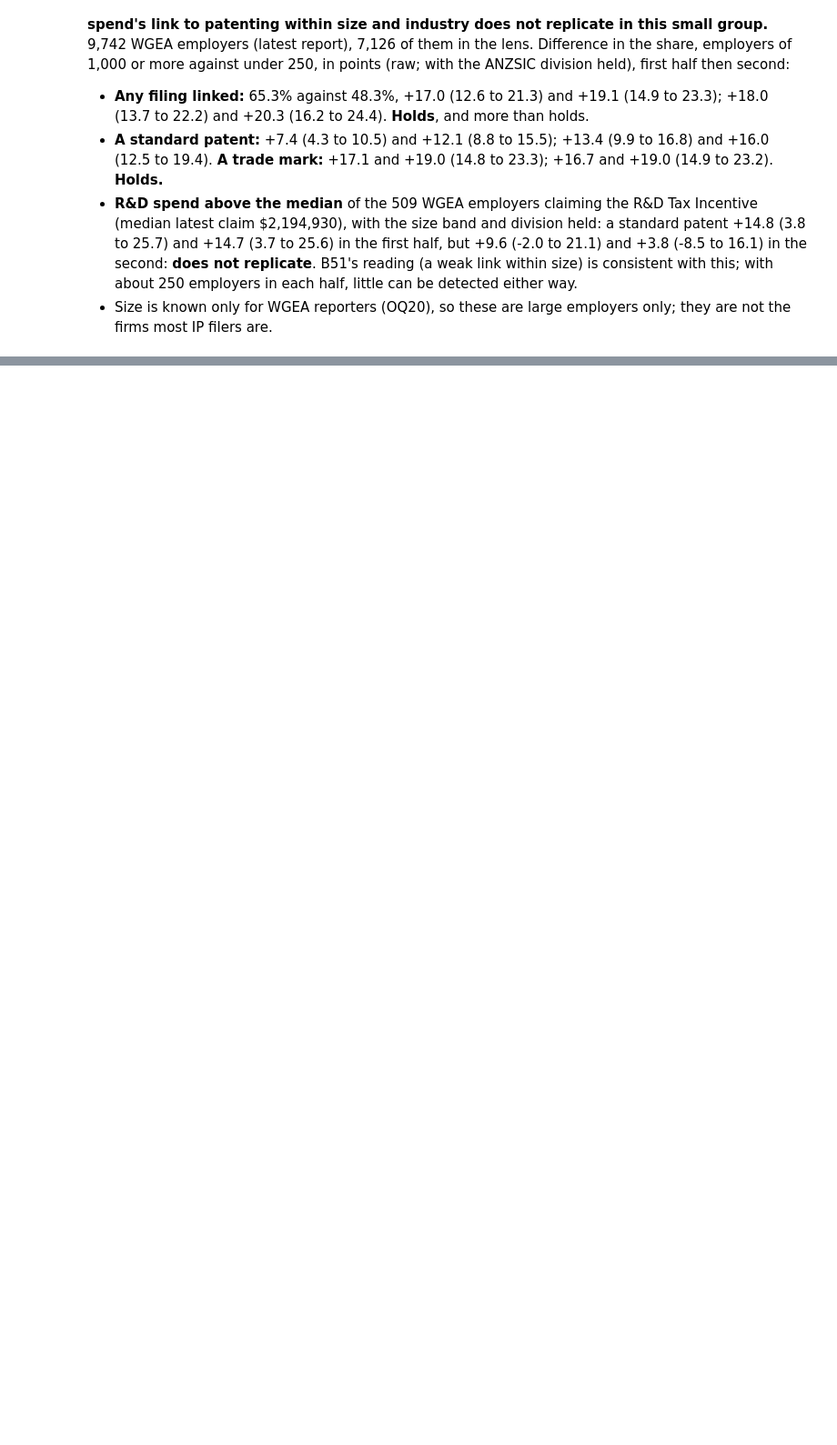
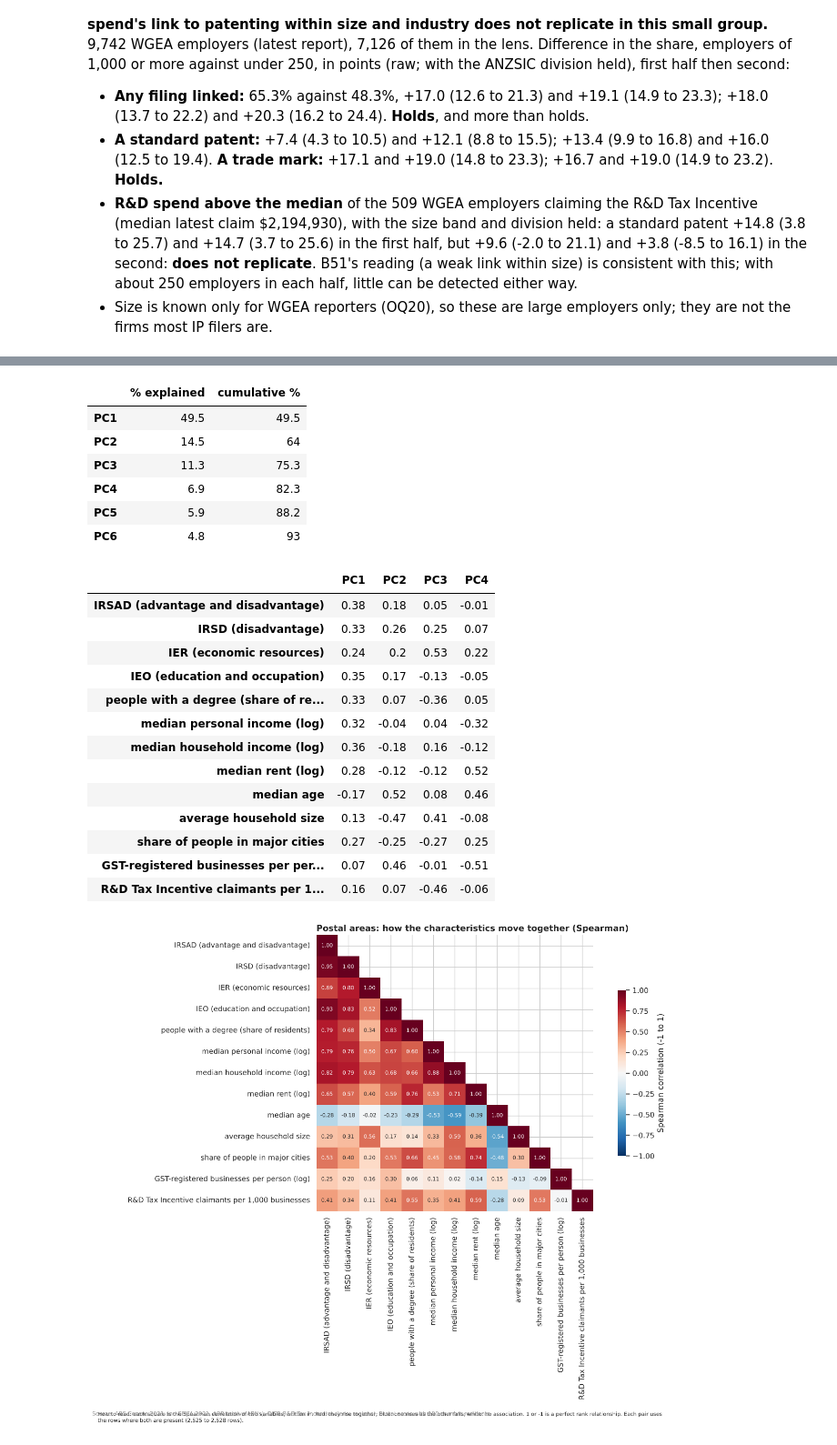
Before and after one commit to Thomas-Amann-IPAustralia/Aus-GII-Breakdown, a Jupyter notebook: analysis/notebooks/03_multivariate.ipynb, the cells around one changed output, grey strips where cells are left out. Shown at 91% size. Saved outputs shown, nothing was run; the diff lists cells and outputs as text; code cells hidden in the pictures; blank space fills up the shorter version.

```diff
--- a/analysis/notebooks/03_multivariate.ipynb
+++ b/analysis/notebooks/03_multivariate.ipynb
@@ -1260,0 +1680,29 @@ half then second:
+# %%
+from sklearn.decomposition import PCA
+from sklearn.preprocessing import StandardScaler
+
+cols = list(CHARACTERISTICS)
+fig = multi.corr_heatmap(
+    areas, cols, names=CHARACTERISTICS, title="Postal areas: how the characteristics move together (Spearman)"
+)
+style.source(
+    fig,
+    "ABS Census 2021 and SEIFA 2021, ABR (active ABNs), DISR R&D Tax Incentive (lens: regions). "
+    "Postal areas with 100 or more residents.",
+)
+complete = areas.dropna(subset=cols).copy()
+display(multi.vif(complete, cols).rename(index=CHARACTERISTICS).round(1).to_frame())
+explained, loadings = multi.pca(complete, cols)
+# each area's scores on the first four components, standardised; a component's sign is arbitrary, so each is turned
+# to rise with the variable that loads on it most (the loadings shown are turned the same way)
+scores = PCA().fit_transform(StandardScaler().fit_transform(complete[cols]))[:, :4]
+scores = (scores - scores.mean(axis=0)) / scores.std(axis=0)
+for i in range(4):
+    top = loadings.iloc[:, i].abs().idxmax()
+    if loadings.iloc[:, i][top] < 0:
+        scores[:, i] *= -1
+        loadings.iloc[:, i] *= -1
+    complete[f"pc{i + 1}"] = scores[:, i]
+display(explained.head(6).round(1))
+loadings.rename(index=CHARACTERISTICS).iloc[:, :4].round(2)
+# %% [output]
@@ -1260,0 +1723,22 @@ half then second:
+|  | % explained | cumulative % |
+| PC1 | 49.5 | 49.5 |
+| PC2 | 14.5 | 64 |
+| PC3 | 11.3 | 75.3 |
+| PC4 | 6.9 | 82.3 |
+| PC5 | 5.9 | 88.2 |
+| PC6 | 4.8 | 93 |
+|  | PC1 | PC2 | PC3 | PC4 |
+| IRSAD (advantage and disadvantage) | 0.38 | 0.18 | 0.05 | -0.01 |
+| IRSD (disadvantage) | 0.33 | 0.26 | 0.25 | 0.07 |
+| IER (economic resources) | 0.24 | 0.2 | 0.53 | 0.22 |
+| IEO (education and occupation) | 0.35 | 0.17 | -0.13 | -0.05 |
+| people with a degree (share of re... | 0.33 | 0.07 | -0.36 | 0.05 |
+| median personal income (log) | 0.32 | -0.04 | 0.04 | -0.32 |
+| median household income (log) | 0.36 | -0.18 | 0.16 | -0.12 |
+| median rent (log) | 0.28 | -0.12 | -0.12 | 0.52 |
+| median age | -0.17 | 0.52 | 0.08 | 0.46 |
+| average household size | 0.13 | -0.47 | 0.41 | -0.08 |
+| share of people in major cities | 0.27 | -0.25 | -0.27 | 0.25 |
+| GST-registered businesses per per... | 0.07 | 0.46 | -0.01 | -0.51 |
+| R&D Tax Incentive claimants per 1... | 0.16 | 0.07 | -0.46 | -0.06 |
+[figure, added]
```
Also changed, not shown: parts of 69 cells of this notebook, 9 other files.
